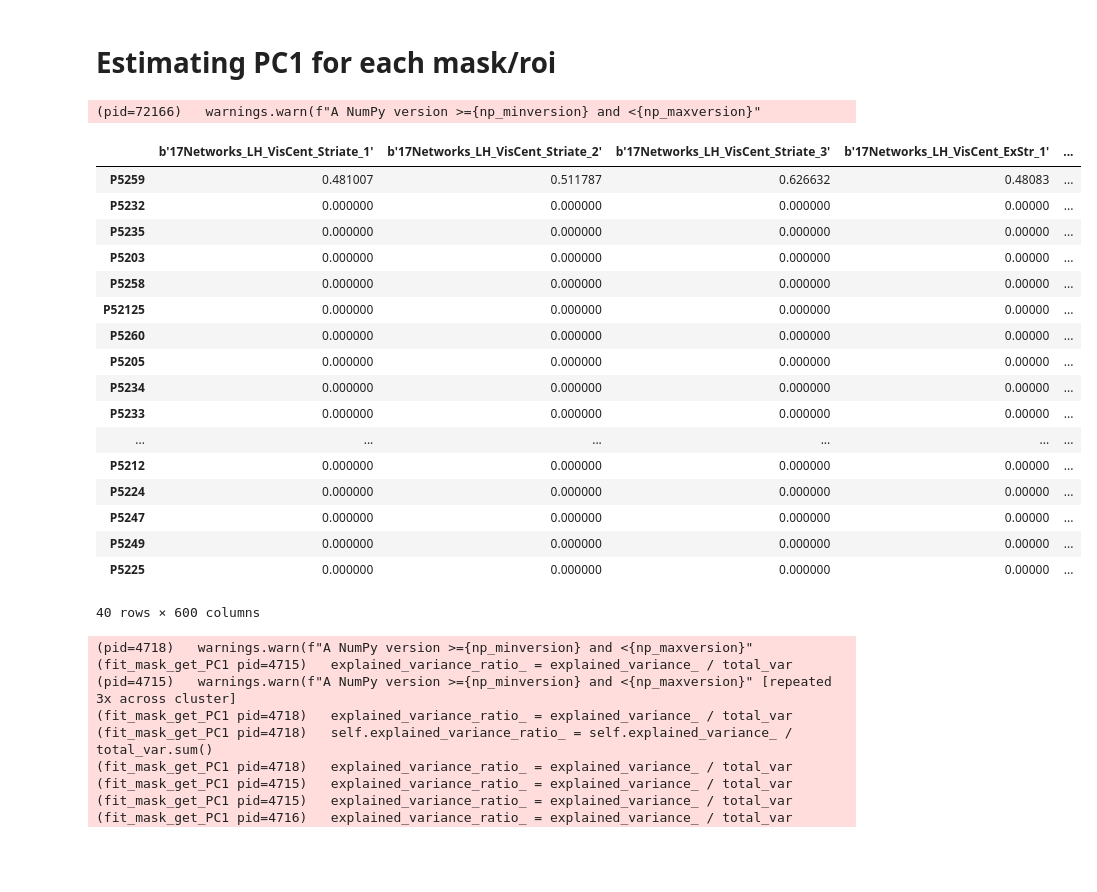
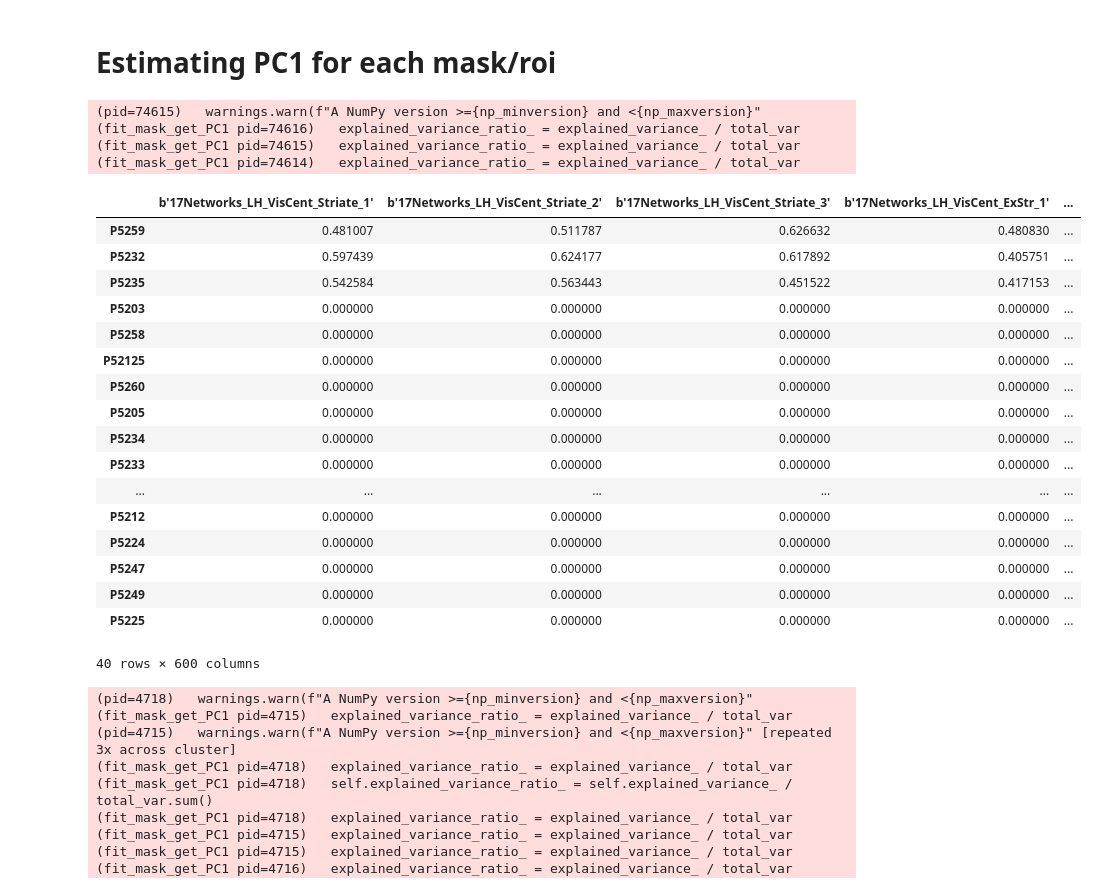
Before and after one commit to LuisA00/ResearchElective_Maastricht2023, a Jupyter notebook: Validating_Schaefer_Fit.ipynb, the cells around one changed output. Cells and saved outputs as stored; diff of their text form; code cells hidden in the pictures; blank space fills up the shorter version.

Commit message:
Working on Schaefer PC scores.

```diff
--- a/Validating_Schaefer_Fit.ipynb
+++ b/Validating_Schaefer_Fit.ipynb
@@ -253,7 +254,7 @@ for path in os.listdir("CANCOC_PP_1"):
 # %%
 #sub1_COC_PC1_scores = []
 
-sub2_COC_PC1_scores = []
+#sub2_COC_PC1_scores = []
 #sub3_COC_PC1_scores = []
 #sub4_COC_PC1_scores = []
 #sub5_COC_PC1_scores = []
@@ -273,7 +274,7 @@ for current_roi in range(600):
 
     #sub1_COC_PC1_scores.append(fit_mask_get_PC1.remote(Schaefer_masks[current_roi], COC_paths[0]))
 
-    sub2_COC_PC1_scores.append(fit_mask_get_PC1.remote(Schaefer_masks[current_roi], COC_paths[1]))
+    #sub2_COC_PC1_scores.append(fit_mask_get_PC1.remote(Schaefer_masks[current_roi], COC_paths[1]))
     #sub3_COC_PC1_scores.append(fit_mask_get_PC1.remote(Schaefer_masks[current_roi], COC_paths[2]))
     #sub4_COC_PC1_scores.append(fit_mask_get_PC1.remote(Schaefer_masks[current_roi], COC_paths[3]))
     #sub5_COC_PC1_scores.append(fit_mask_get_PC1.remote(Schaefer_masks[current_roi], COC_paths[4]))
@@ -289,61 +290,66 @@ for current_roi in range(600):
     #sub15_COC_PC1_scores.append(fit_mask_get_PC1.remote(Schaefer_masks[current_roi], COC_paths[14]))
     #sub16_COC_PC1_scores.append(fit_mask_get_PC1.remote(Schaefer_masks[current_roi], COC_paths[15]))
 # %% [output]
-(pid=72166)   warnings.warn(f"A NumPy version >={np_minversion} and <{np_maxversion}"
+(pid=74615)   warnings.warn(f"A NumPy version >={np_minversion} and <{np_maxversion}"
+(fit_mask_get_PC1 pid=74616)   explained_variance_ratio_ = explained_variance_ / total_var
+(fit_mask_get_PC1 pid=74615)   explained_variance_ratio_ = explained_variance_ / total_var
+(fit_mask_get_PC1 pid=74614)   explained_variance_ratio_ = explained_variance_ / total_var
 # %%
-sub1_GMCOC_scores = ray.get(sub1_COC_PC1_scores)
+#sub1_GMCOC_scores = ray.get(sub1_COC_PC1_scores)
+
 #sub2_GMCOC_scores = ray.get(sub2_COC_PC1_scores)
 #sub3_GMCOC_scores = ray.get(sub3_COC_PC1_scores)
 #sub4_GMCOC_scores = ray.get(sub4_COC_PC1_scores)
 #sub5_GMCOC_scores = ray.get(sub5_COC_PC1_scores)
 #sub6_GMCOC_scores = ray.get(sub6_COC_PC1_scores)
 #sub7_GMCOC_scores = ray.get(sub7_COC_PC1_scores)
 #sub8_GMCOC_scores = ray.get(sub8_COC_PC1_scores)
 #sub9_GMCOC_scores = ray.get(sub9_COC_PC1_scores)
 #sub10_GMCOC_scores = ray.get(sub10_COC_PC1_scores)
 #sub11_GMCOC_scores = ray.get(sub11_COC_PC1_scores)
 #sub12_GMCOC_scores = ray.get(sub12_COC_PC1_scores)
 #sub13_GMCOC_scores = ray.get(sub13_COC_PC1_scores)
 #sub14_GMCOC_scores = ray.get(sub14_COC_PC1_scores)
 #sub15_GMCOC_scores = ray.get(sub15_COC_PC1_scores)
 #sub16_GMCOC_scores = ray.get(sub16_COC_PC1_scores)
 
-COC_PC1_Schaefer_scores_df.iloc[0] = sub1_GMCOC_scores[:]
-#COC_PC1_AA_scores_df.iloc[1] = sub2_GMCOC_scores[:]
-#COC_PC1_AA_scores_df.iloc[2] = sub3_GMCOC_scores[:]
+#COC_PC1_Schaefer_scores_df.iloc[0] = sub1_GMCOC_scores[:]
+
+#COC_PC1_Schaefer_scores_df.iloc[1] = sub2_GMCOC_scores[:]
+#COC_PC1_Schaefer_scores_df.iloc[2] = sub3_GMCOC_scores[:]
 #COC_PC1_AA_scores_df.iloc[3] = sub4_GMCOC_scores[:]
 #COC_PC1_AA_scores_df.iloc[4] = sub5_GMCOC_scores[:]
 #COC_PC1_AA_scores_df.iloc[5] = sub6_GMCOC_scores[:]
 #COC_PC1_AA_scores_df.iloc[6] = sub7_GMCOC_scores[:]
 #COC_PC1_AA_scores_df.iloc[7] = sub8_GMCOC_scores[:]
 #COC_PC1_AA_scores_df.iloc[8] = sub9_GMCOC_scores[:]
 #COC_PC1_AA_scores_df.iloc[9] = sub10_GMCOC_scores[:]
 #COC_PC1_AA_scores_df.iloc[10] = sub11_GMCOC_scores[:]
 #COC_PC1_AA_scores_df.iloc[11] = sub12_GMCOC_scores[:]
 #COC_PC1_AA_scores_df.iloc[12] = sub13_GMCOC_scores[:]
 #COC_PC1_AA_scores_df.iloc[13] = sub14_GMCOC_scores[:]
 #COC_PC1_AA_scores_df.iloc[14] = sub15_GMCOC_scores[:]
 #COC_PC1_AA_scores_df.iloc[15] = sub16_GMCOC_scores[:]
 
 COC_PC1_Schaefer_scores_df.head(40)
 # %% [output]
 |  | b'17Networks_LH_VisCent_Striate_1' | b'17Networks_LH_VisCent_Striate_2' | b'17Networks_LH_VisCent_Striate_3' | b'17Networks_LH_VisCent_ExStr_1' | ... |
-| P5259 | 0.481007 | 0.511787 | 0.626632 | 0.48083 | ... |
-| P5232 | 0.000000 | 0.000000 | 0.000000 | 0.00000 | ... |
-| P5235 | 0.000000 | 0.000000 | 0.000000 | 0.00000 | ... |
-| P5203 | 0.000000 | 0.000000 | 0.000000 | 0.00000 | ... |
-| P5258 | 0.000000 | 0.000000 | 0.000000 | 0.00000 | ... |
-| P52125 | 0.000000 | 0.000000 | 0.000000 | 0.00000 | ... |
-| P5260 | 0.000000 | 0.000000 | 0.000000 | 0.00000 | ... |
-| P5205 | 0.000000 | 0.000000 | 0.000000 | 0.00000 | ... |
-| P5234 | 0.000000 | 0.000000 | 0.000000 | 0.00000 | ... |
-| P5233 | 0.000000 | 0.000000 | 0.000000 | 0.00000 | ... |
+| P5259 | 0.481007 | 0.511787 | 0.626632 | 0.480830 | ... |
+| P5232 | 0.597439 | 0.624177 | 0.617892 | 0.405751 | ... |
+| P5235 | 0.542584 | 0.563443 | 0.451522 | 0.417153 | ... |
+| P5203 | 0.000000 | 0.000000 | 0.000000 | 0.000000 | ... |
+| P5258 | 0.000000 | 0.000000 | 0.000000 | 0.000000 | ... |
+| P52125 | 0.000000 | 0.000000 | 0.000000 | 0.000000 | ... |
+| P5260 | 0.000000 | 0.000000 | 0.000000 | 0.000000 | ... |
+| P5205 | 0.000000 | 0.000000 | 0.000000 | 0.000000 | ... |
+| P5234 | 0.000000 | 0.000000 | 0.000000 | 0.000000 | ... |
+| P5233 | 0.000000 | 0.000000 | 0.000000 | 0.000000 | ... |
 | ... | ... | ... | ... | ... | ... |
-| P5212 | 0.000000 | 0.000000 | 0.000000 | 0.00000 | ... |
-| P5224 | 0.000000 | 0.000000 | 0.000000 | 0.00000 | ... |
-| P5247 | 0.000000 | 0.000000 | 0.000000 | 0.00000 | ... |
-| P5249 | 0.000000 | 0.000000 | 0.000000 | 0.00000 | ... |
-| P5225 | 0.000000 | 0.000000 | 0.000000 | 0.00000 | ... |
+| P5212 | 0.000000 | 0.000000 | 0.000000 | 0.000000 | ... |
+| P5224 | 0.000000 | 0.000000 | 0.000000 | 0.000000 | ... |
+| P5247 | 0.000000 | 0.000000 | 0.000000 | 0.000000 | ... |
+| P5249 | 0.000000 | 0.000000 | 0.000000 | 0.000000 | ... |
+| P5225 | 0.000000 | 0.000000 | 0.000000 | 0.000000 | ... |
 40 rows × 600 columns
 # %%
 #sub1_PLA_PC1_scores = []
```
Also changed, not shown: parts of 1 cell of this notebook, 1 other file.
